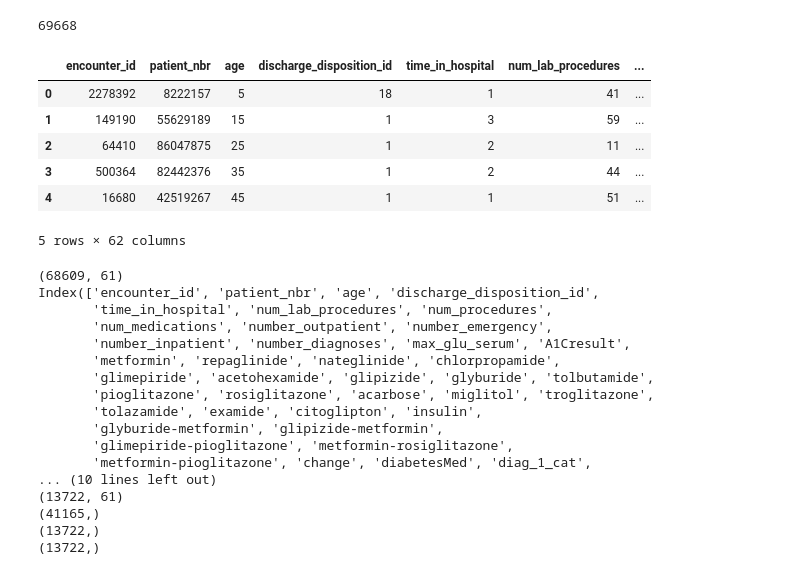
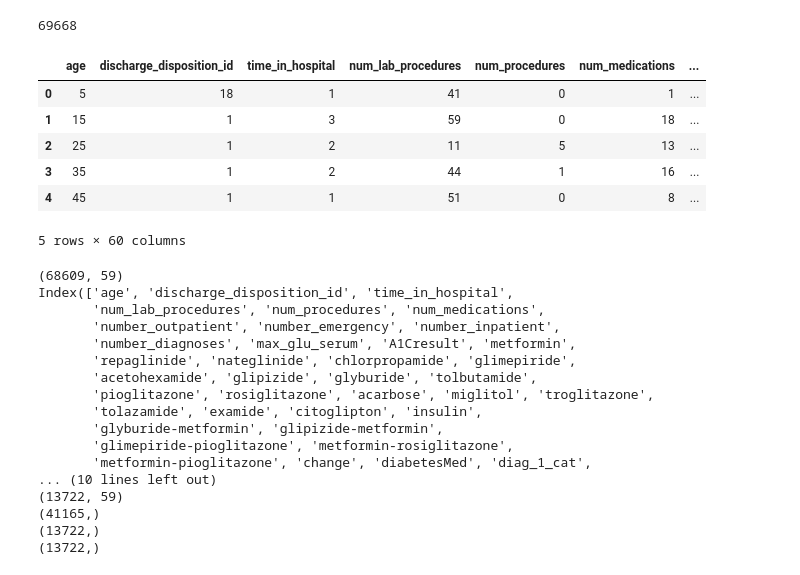
Before and after one commit to caitlynbakery/cs178project, a Jupyter notebook: main.ipynb, the cells around one changed output. Drawn from its saved outputs; the diff is of its cells as text; code cells hidden in the pictures.

```diff
--- a/main.ipynb
+++ b/main.ipynb
@@ -39,6 +40,9 @@ data['diag_3'] = pd.to_numeric(data['diag_3'], errors='coerce')
 
 data['diag_3'] = data['diag_3'].fillna('Missing')
 data.drop_duplicates(['patient_nbr'], keep = 'first', inplace = True)
+
+# drop ID columns - not predictive features
+data = data.drop(['encounter_id', 'patient_nbr'], axis=1) # just added
 
 print(len(data))
 
@@ -121,40 +125,47 @@ data['readmitted'] = data['readmitted'].apply(lambda x: 1 if x == '<30' else 0)
 data['change'] = data['change'].apply(lambda x : 1 if x == 'Ch'
                                                  else 0)
 
 
 data['diabetesMed'] = data['diabetesMed'].apply(lambda x : 0 if x == 'No'
                                                 else 1)
 
 for col in ["metformin", "repaglinide", "nateglinide", "chlorpropamide", "glimepiride", "acetohexamide", "glipizide", "glyburide", "tolbutamide", "pioglitazone", "rosiglitazone", "acarbose", "miglitol", "troglitazone", "tolazamide", "examide", "citoglipton", "insulin", "glyburide-metformin", "glipizide-metformin", "glimepiride-pioglitazone", "metformin-rosiglitazone", "metformin-pioglitazone"]:
     data[col] = data[col].apply(lambda x : 1 if x == 'Up'
             else ( -1 if x == 'Down'
             else ( 0 if x == 'Steady'
             else  -2)))
 
 
 data['max_glu_serum'] = data['max_glu_serum'].apply(lambda x : 200 if x == '>200'
                                                             else ( 300 if x == '>300'
                                                             else ( 100 if x == 'Norm'
                                                             else  0)))
 
 data['A1Cresult'] = data['A1Cresult'].apply(lambda x : 7 if x == '>7'
                                                          else (8 if  x == '>8'
                                                          else ( 5 if x == 'Norm'
                                                          else  0)))
 
+# # NEW combine outpatient, inpatient, and emergency visit into a single column
+# data['total_visits'] = (data['number_outpatient'] +
+#                         data['number_inpatient'] +
+#                         data['number_emergency'])
+# data = data.drop(['number_outpatient', 'number_inpatient',
+#                   'number_emergency'], axis=1)
+
 data = pd.get_dummies(data, columns=['admission_type_id','admission_source_id', 'gender', 'race'])
 
 data.head()
 # print(len(data))
 # %% [output]
 69668
-|  | encounter_id | patient_nbr | age | discharge_disposition_id | time_in_hospital | num_lab_procedures | ... |
-| 0 | 2278392 | 8222157 | 5 | 18 | 1 | 41 | ... |
-| 1 | 149190 | 55629189 | 15 | 1 | 3 | 59 | ... |
-| 2 | 64410 | 86047875 | 25 | 1 | 2 | 11 | ... |
-| 3 | 500364 | 82442376 | 35 | 1 | 2 | 44 | ... |
-| 4 | 16680 | 42519267 | 45 | 1 | 1 | 51 | ... |
+|  | age | discharge_disposition_id | time_in_hospital | num_lab_procedures | num_procedures | num_medications | ... |
+| 0 | 5 | 18 | 1 | 41 | 0 | 1 | ... |
+| 1 | 15 | 1 | 3 | 59 | 0 | 18 | ... |
+| 2 | 25 | 1 | 2 | 11 | 5 | 13 | ... |
+| 3 | 35 | 1 | 2 | 44 | 1 | 16 | ... |
+| 4 | 45 | 1 | 1 | 51 | 0 | 8 | ... |
-5 rows × 62 columns
+5 rows × 60 columns
 # %%
 # split test/train
 
@@ -178,20 +189,20 @@ print(y_train.shape)
 print(y_val.shape)
 print(y_test.shape)
 # %% [output]
-(68609, 61)
-Index(['encounter_id', 'patient_nbr', 'age', 'discharge_disposition_id',
-       'time_in_hospital', 'num_lab_procedures', 'num_procedures',
-       'num_medications', 'number_outpatient', 'number_emergency',
-       'number_inpatient', 'number_diagnoses', 'max_glu_serum', 'A1Cresult',
-       'metformin', 'repaglinide', 'nateglinide', 'chlorpropamide',
-       'glimepiride', 'acetohexamide', 'glipizide', 'glyburide', 'tolbutamide',
+(68609, 59)
+Index(['age', 'discharge_disposition_id', 'time_in_hospital',
+       'num_lab_procedures', 'num_procedures', 'num_medications',
+       'number_outpatient', 'number_emergency', 'number_inpatient',
+       'number_diagnoses', 'max_glu_serum', 'A1Cresult', 'metformin',
+       'repaglinide', 'nateglinide', 'chlorpropamide', 'glimepiride',
+       'acetohexamide', 'glipizide', 'glyburide', 'tolbutamide',
        'pioglitazone', 'rosiglitazone', 'acarbose', 'miglitol', 'troglitazone',
        'tolazamide', 'examide', 'citoglipton', 'insulin',
        'glyburide-metformin', 'glipizide-metformin',
        'glimepiride-pioglitazone', 'metformin-rosiglitazone',
        'metformin-pioglitazone', 'change', 'diabetesMed', 'diag_1_cat',
 ... (10 lines left out)
-(13722, 61)
+(13722, 59)
 (41165,)
 (13722,)
 (13722,)
```
Also changed, not shown: parts of 3 cells of this notebook.
